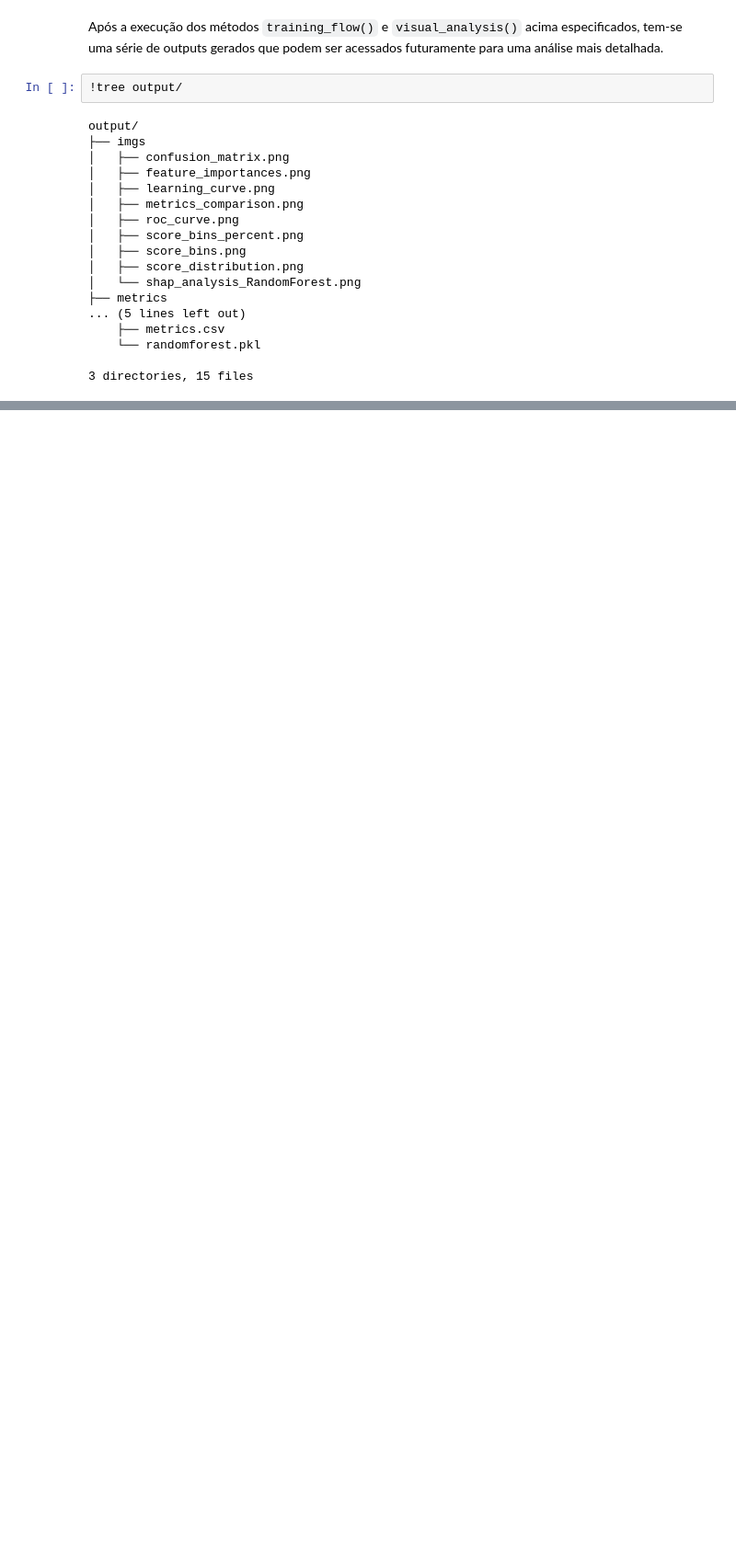
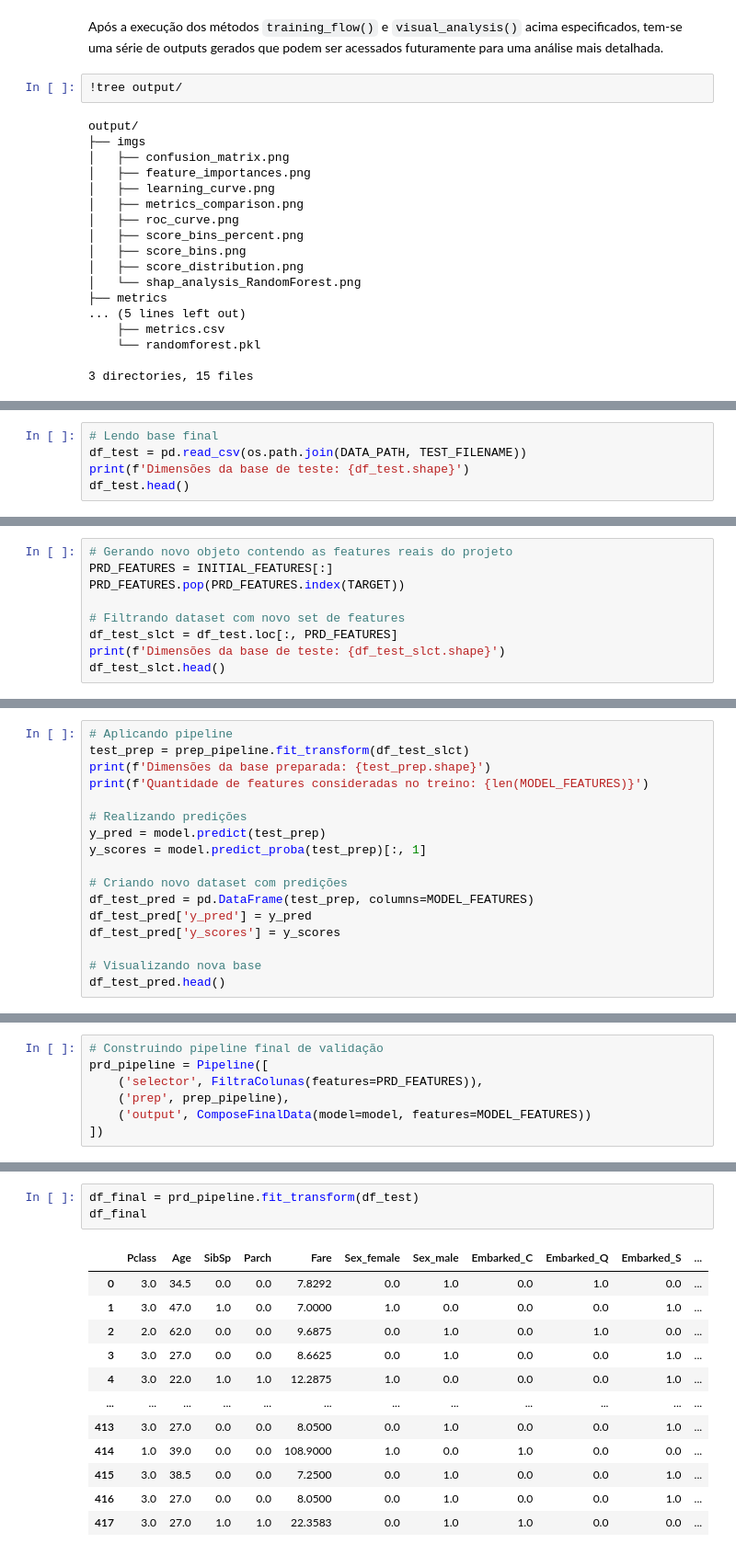
Before and after one commit to ThiagoPanini/pycomp, a Jupyter notebook: examples/titanic/Analisando Sobrevivência no Naufrágio do Titanic.ipynb, the cells around one changed output, grey strips where cells are left out. Shown at 92% size. Drawn from its saved outputs; the diff is of its cells as text; blank space fills up the shorter version.

```diff
--- a/examples/titanic/Analisando Sobrevivência no Naufrágio do Titanic.ipynb
+++ b/examples/titanic/Analisando Sobrevivência no Naufrágio do Titanic.ipynb
@@ -905,0 +947,5 @@ output/
+# %%
+# Lendo base final
+df_test = pd.read_csv(os.path.join(DATA_PATH, TEST_FILENAME))
+print(f'Dimensões da base de teste: {df_test.shape}')
+df_test.head()
@@ -905,0 +964,9 @@ output/
+# %%
+# Gerando novo objeto contendo as features reais do projeto
+PRD_FEATURES = INITIAL_FEATURES[:]
+PRD_FEATURES.pop(PRD_FEATURES.index(TARGET))
+
+# Filtrando dataset com novo set de features
+df_test_slct = df_test.loc[:, PRD_FEATURES]
+print(f'Dimensões da base de teste: {df_test_slct.shape}')
+df_test_slct.head()
@@ -905,0 +981,17 @@ output/
+# %%
+# Aplicando pipeline
+test_prep = prep_pipeline.fit_transform(df_test_slct)
+print(f'Dimensões da base preparada: {test_prep.shape}')
+print(f'Quantidade de features consideradas no treino: {len(MODEL_FEATURES)}')
+
+# Realizando predições
+y_pred = model.predict(test_prep)
+y_scores = model.predict_proba(test_prep)[:, 1]
+
+# Criando novo dataset com predições
+df_test_pred = pd.DataFrame(test_prep, columns=MODEL_FEATURES)
+df_test_pred['y_pred'] = y_pred
+df_test_pred['y_scores'] = y_scores
+
+# Visualizando nova base
+df_test_pred.head()
@@ -905,0 +1013,7 @@ output/
+# %%
+# Construindo pipeline final de validação
+prd_pipeline = Pipeline([
+    ('selector', FiltraColunas(features=PRD_FEATURES)),
+    ('prep', prep_pipeline),
+    ('output', ComposeFinalData(model=model, features=MODEL_FEATURES))
+])
@@ -905,0 +1041,16 @@ output/
+# %%
+df_final = prd_pipeline.fit_transform(df_test)
+df_final
+# %% [output]
+|  | Pclass | Age | SibSp | Parch | Fare | Sex_female | Sex_male | Embarked_C | Embarked_Q | Embarked_S | ... |
+| 0 | 3.0 | 34.5 | 0.0 | 0.0 | 7.8292 | 0.0 | 1.0 | 0.0 | 1.0 | 0.0 | ... |
+| 1 | 3.0 | 47.0 | 1.0 | 0.0 | 7.0000 | 1.0 | 0.0 | 0.0 | 0.0 | 1.0 | ... |
+| 2 | 2.0 | 62.0 | 0.0 | 0.0 | 9.6875 | 0.0 | 1.0 | 0.0 | 1.0 | 0.0 | ... |
+| 3 | 3.0 | 27.0 | 0.0 | 0.0 | 8.6625 | 0.0 | 1.0 | 0.0 | 0.0 | 1.0 | ... |
+| 4 | 3.0 | 22.0 | 1.0 | 1.0 | 12.2875 | 1.0 | 0.0 | 0.0 | 0.0 | 1.0 | ... |
+| ... | ... | ... | ... | ... | ... | ... | ... | ... | ... | ... | ... |
+| 413 | 3.0 | 27.0 | 0.0 | 0.0 | 8.0500 | 0.0 | 1.0 | 0.0 | 0.0 | 1.0 | ... |
+| 414 | 1.0 | 39.0 | 0.0 | 0.0 | 108.9000 | 1.0 | 0.0 | 1.0 | 0.0 | 0.0 | ... |
+| 415 | 3.0 | 38.5 | 0.0 | 0.0 | 7.2500 | 0.0 | 1.0 | 0.0 | 0.0 | 1.0 | ... |
+| 416 | 3.0 | 27.0 | 0.0 | 0.0 | 8.0500 | 0.0 | 1.0 | 0.0 | 0.0 | 1.0 | ... |
+| 417 | 3.0 | 27.0 | 1.0 | 1.0 | 22.3583 | 0.0 | 1.0 | 1.0 | 0.0 | 0.0 | ... |
```
Also changed, not shown: parts of 27 cells of this notebook, 4 other files.
